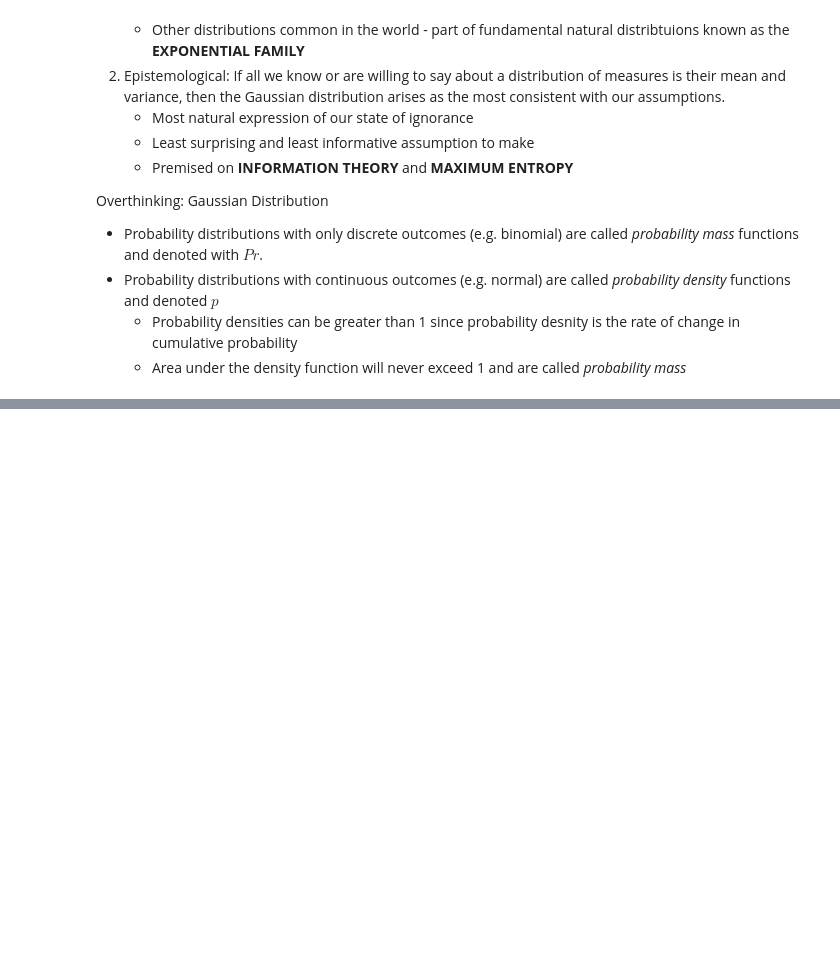
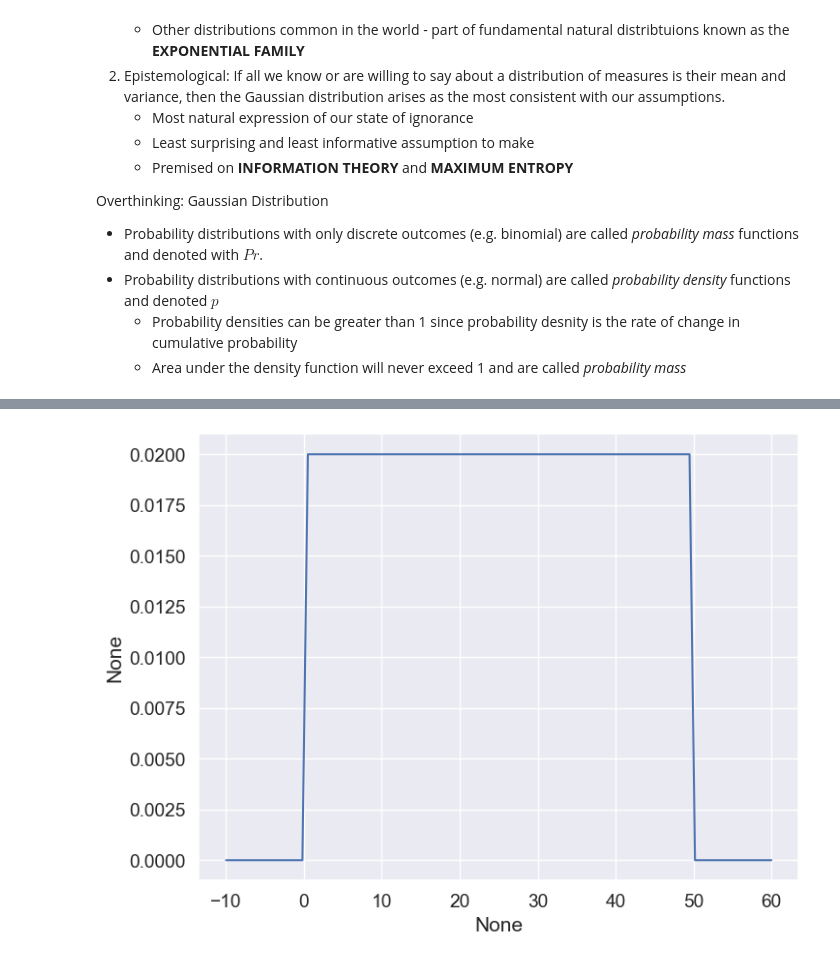
Before and after one commit to trevorjwilli/SRBayesianPyro, a Jupyter notebook: notebooks/chapter_4_notes.ipynb, the cells around one changed output, grey strips where cells are left out. Cells and saved outputs as stored; diff of their text form; code cells hidden in the pictures; blank space fills up the shorter version.

```diff
--- a/notebooks/chapter_4_notes.ipynb
+++ b/notebooks/chapter_4_notes.ipynb
@@ -145,0 +226,7 @@ A stochastic relationship is just a mpaping of a variable or parameter onto a di
+# %%
+# sigma prior
+
+x = torch.linspace(-10, 60, 101)
+sns.lineplot(x=x, y=dist.Uniform(0, 50, validate_args=False).log_prob(x).exp());
+# %% [output]
+[figure, added]
```
Also changed, not shown: parts of 21 cells of this notebook.
